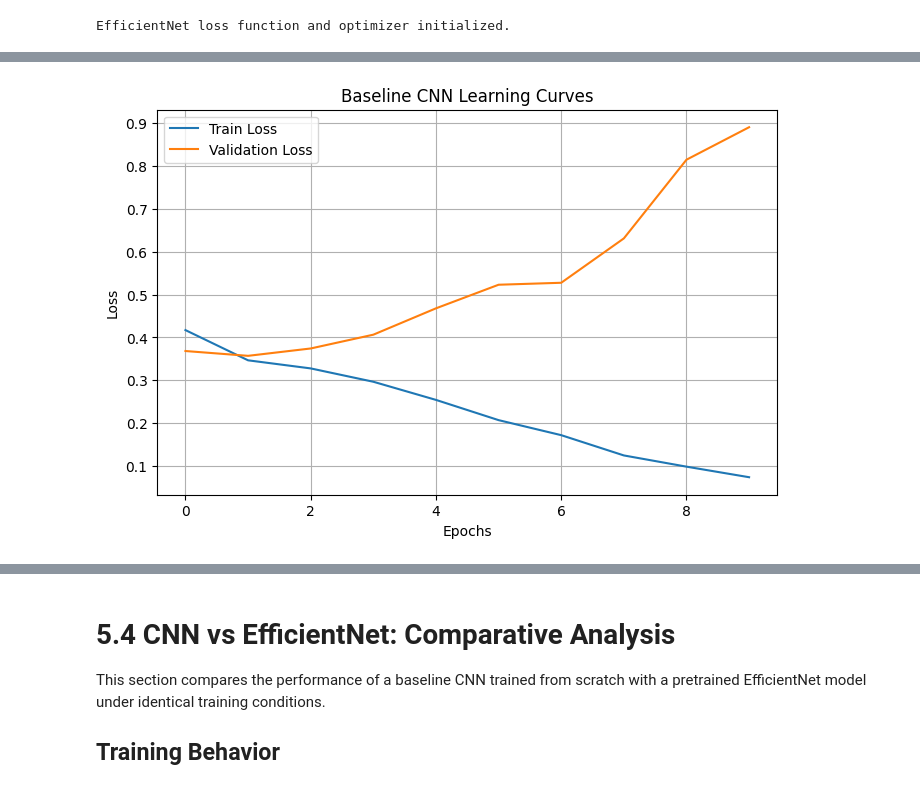
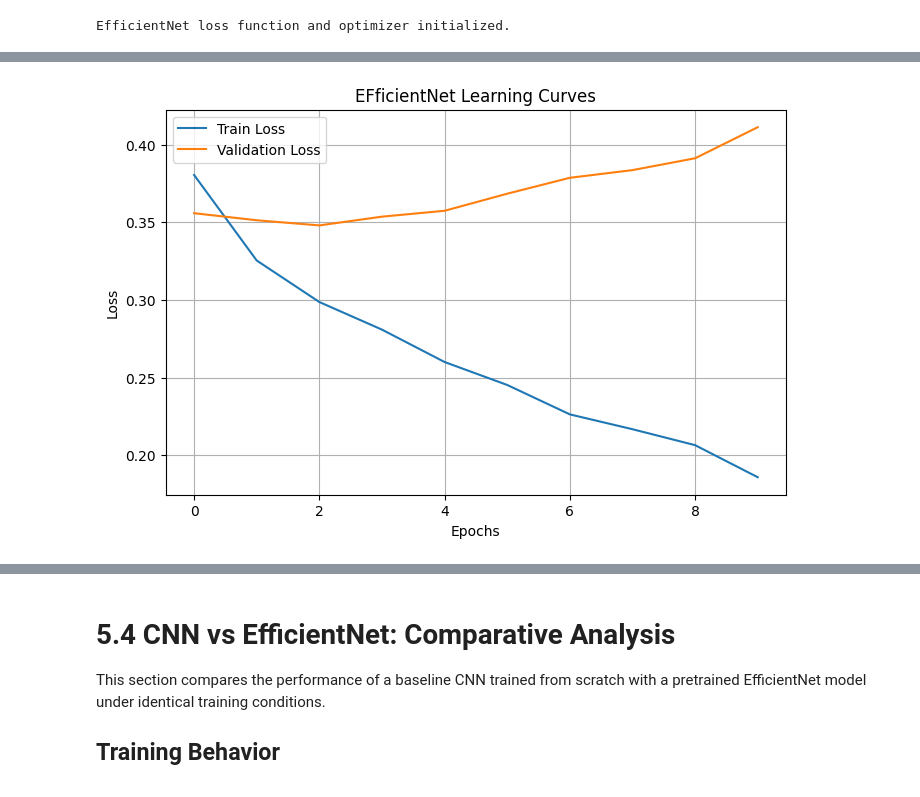
Before and after one commit to AnindyaChakravarty/Multi-label_Image_Classification, a Jupyter notebook: DM.ipynb, the cells around one changed output, grey strips where cells are left out. Drawn from its saved outputs; the diff is of its cells as text; code cells hidden in the pictures.

```diff
--- a/DM.ipynb
+++ b/DM.ipynb
@@ -2337,19 +2384,19 @@ Val Loss: 0.5241829436272383
 # %%
 # Plot training vs validation loss
 plt.figure(figsize=(8,5))
 
-plt.plot(train_losses, label="Train Loss")
-plt.plot(val_losses, label="Validation Loss")
+plt.plot(frozen_train_losses, label="Train Loss")
+plt.plot(frozen_val_losses, label="Validation Loss")
 
-plt.title("Baseline CNN Learning Curves")
+plt.title("EFficientNet Learning Curves")
 plt.xlabel("Epochs")
 plt.ylabel("Loss")
 plt.legend()
 plt.grid(True)
 
 plt.show()
 # %% [output]
-[figure, old version]
+[figure, new version]
 # %%
 epochs = range(1, 11)
 
```
Also changed, not shown: parts of 34 cells of this notebook, 1 other file.
